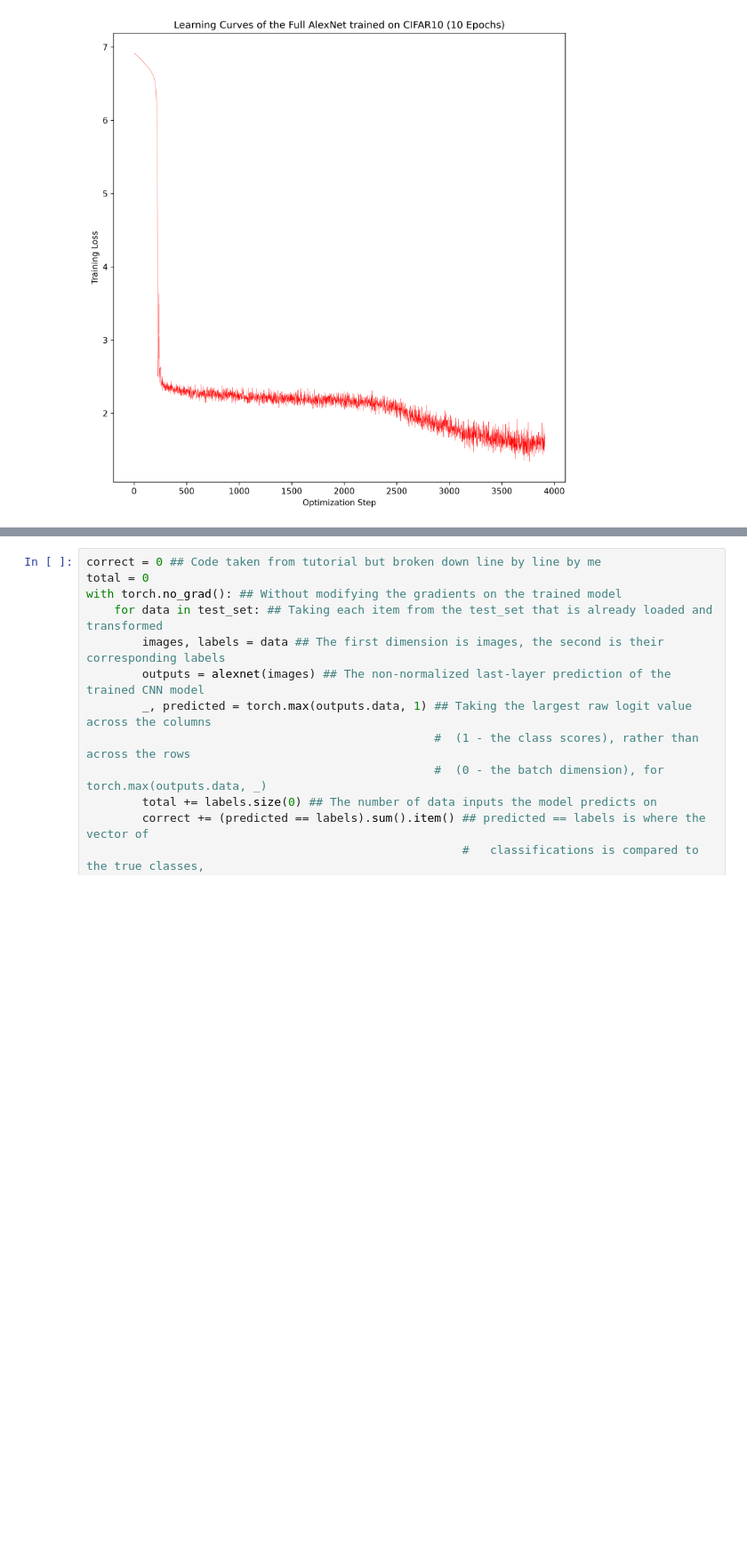
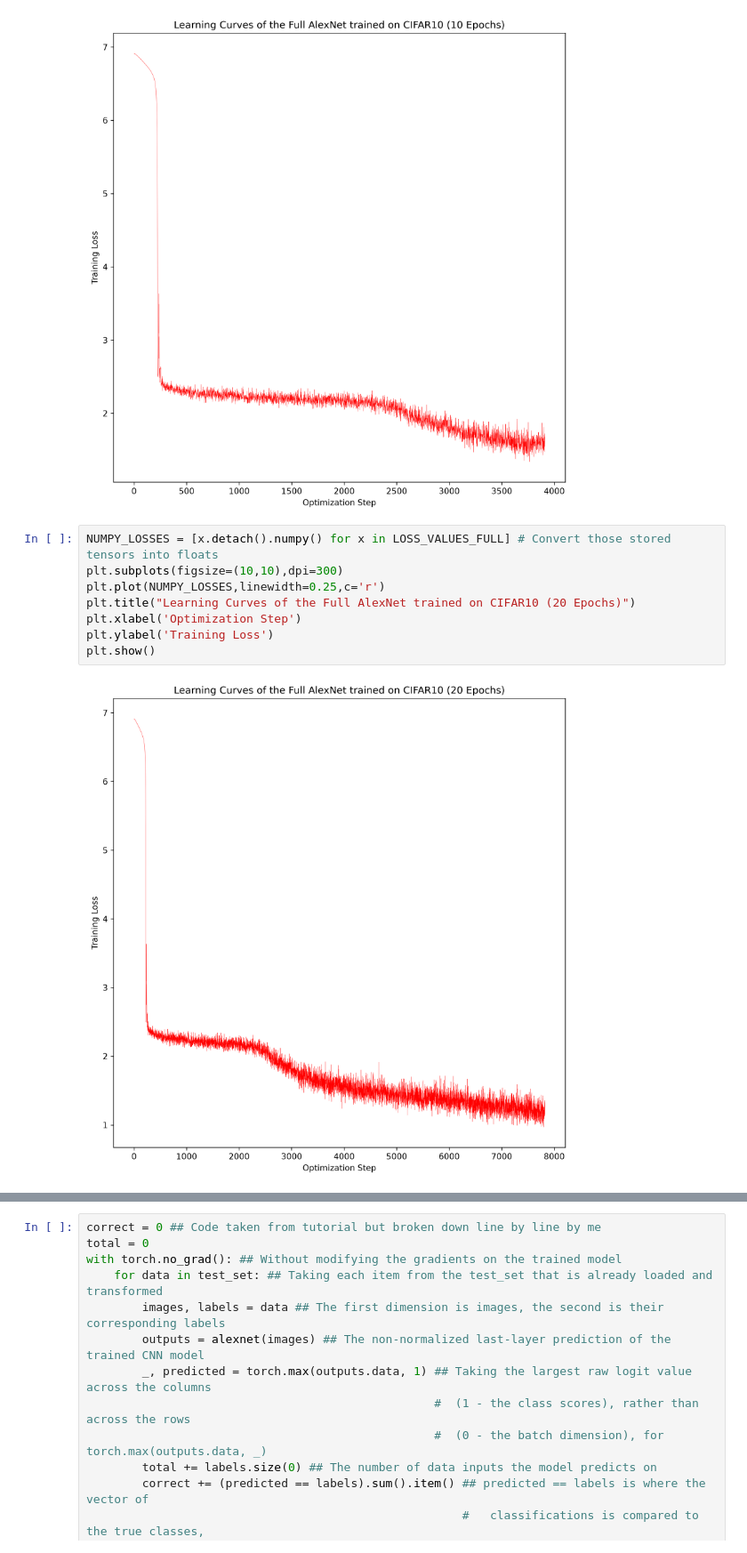
Before and after one commit to smspiegel/CNN_MNIST, a Jupyter notebook: mnist_notebook.ipynb, the cells around one changed output, grey strips where cells are left out. Shown at 89% size. Saved outputs shown, nothing was run; the diff lists cells and outputs as text; blank space fills up the shorter version.

Commit message:
20 epochs on full net now show better results on test set

```diff
--- a/mnist_notebook.ipynb
+++ b/mnist_notebook.ipynb
@@ -781,3 +781,13 @@ plt.ylabel('Training Loss')
 plt.show()
 # %% [output]
 [figure]
+# %%
+NUMPY_LOSSES = [x.detach().numpy() for x in LOSS_VALUES_FULL] # Convert those stored tensors into floats
+plt.subplots(figsize=(10,10),dpi=300)
+plt.plot(NUMPY_LOSSES,linewidth=0.25,c='r')
+plt.title("Learning Curves of the Full AlexNet trained on CIFAR10 (20 Epochs)")
+plt.xlabel('Optimization Step')
+plt.ylabel('Training Loss')
+plt.show()
+# %% [output]
+[figure, added]
```
Also changed, not shown: parts of 3 cells of this notebook.
